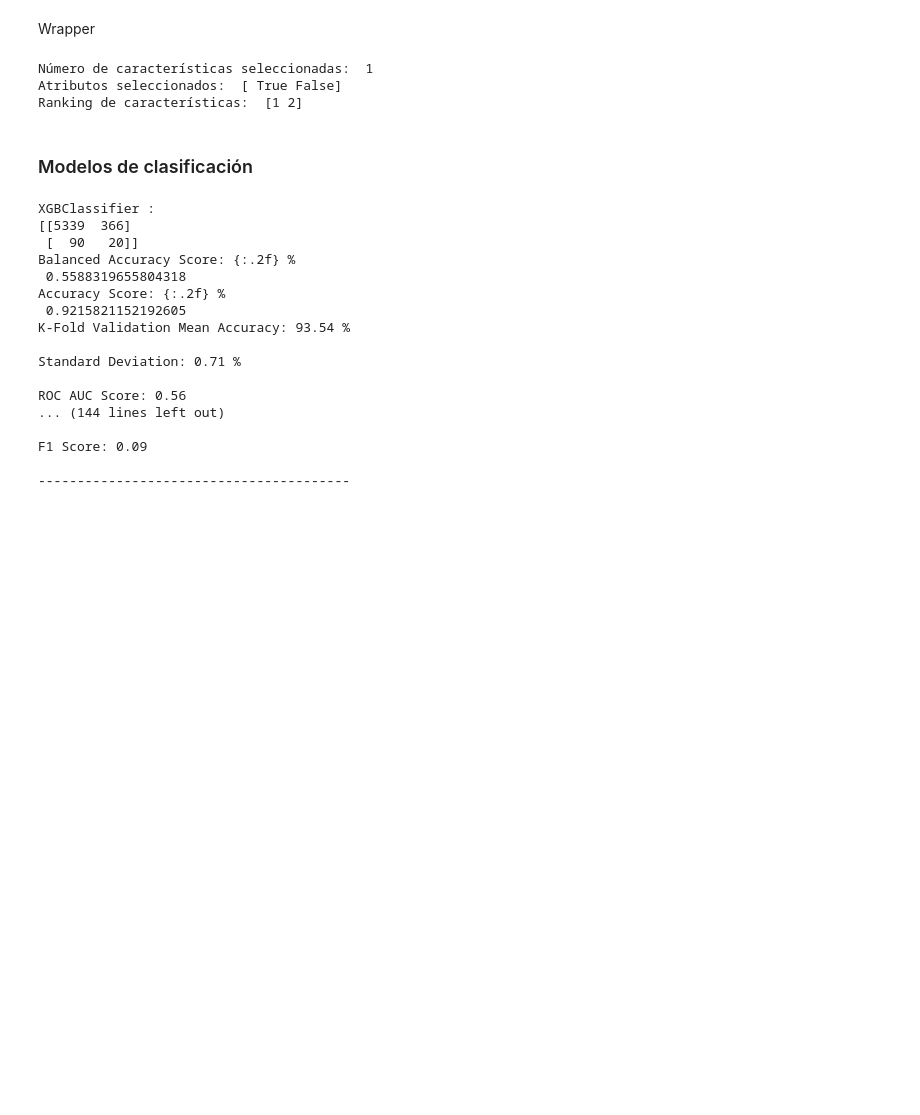
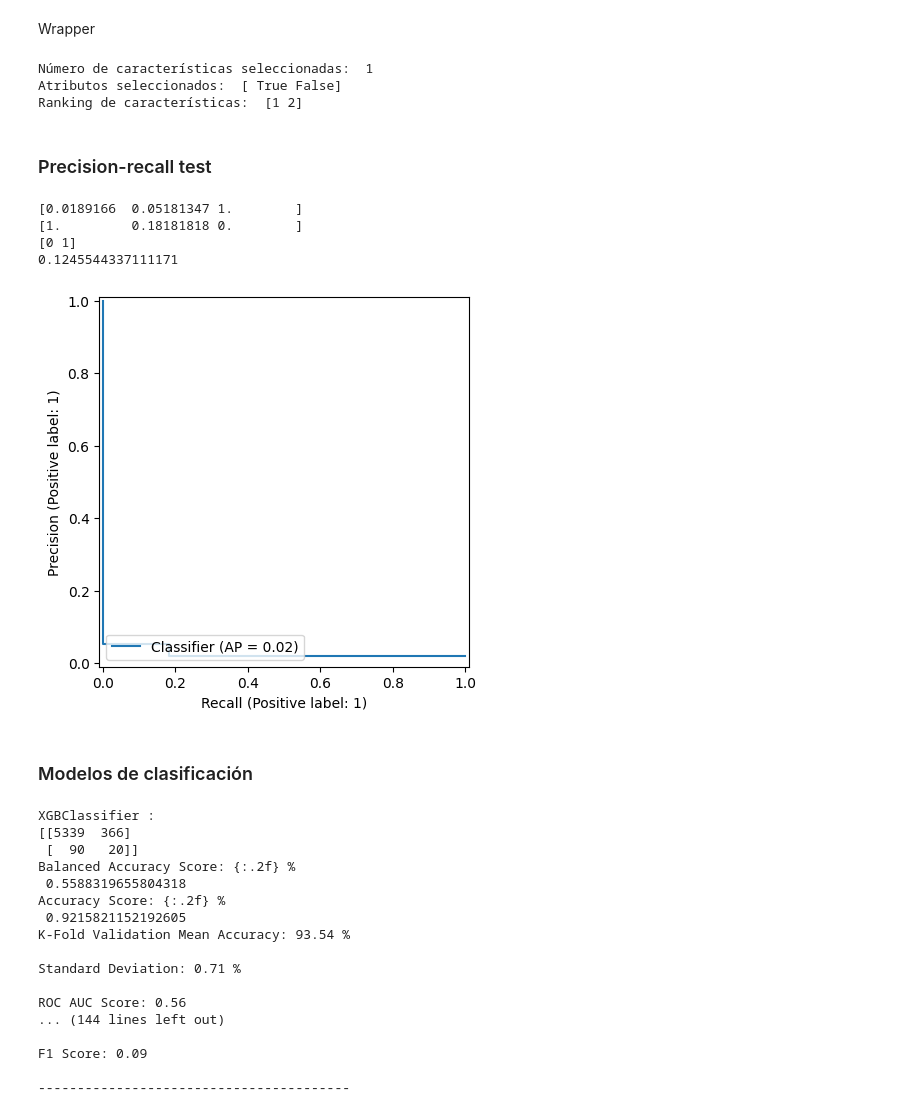
Before and after one commit to antoniocc12/Prediccion-ictus, a Jupyter notebook: notebooks/stroke.ipynb, the cells around one changed output. Cells and saved outputs as stored; diff of their text form; code cells hidden in the pictures; blank space fills up the shorter version.

Commit message:
Curva Precision-recall

```diff
--- a/notebooks/stroke.ipynb
+++ b/notebooks/stroke.ipynb
@@ -655,6 +655,26 @@ Ranking de características:  [1 2]
 # imp_features = np.sort(rfe.get_support(1))
 # %%
 # X = X[X.columns[imp_features]]
+# %% [markdown]
+### Precision-recall test
+# %%
+model = XGBClassifier()
+model.fit(X_train_res,y_train_res)
+# y_pred = model.predict_proba(X_test_enc)[:, 1]
+y_pred = model.predict(X_test_enc)
+precision, recall, thresholds = precision_recall_curve(y_test, y_pred)
+auc_precision_recall = auc(recall, precision)
+print(precision, recall, thresholds, auc_precision_recall, sep='\n')
+# %% [output]
+[0.0189166  0.05181347 1.        ]
+[1.         0.18181818 0.        ]
+[0 1]
+0.1245544337111171
+# %%
+PrecisionRecallDisplay.from_predictions(y_test, y_pred)
+plt.show()
+# %% [output]
+[figure, added]
 # %% [markdown]
 ### Modelos de clasificación
 # %%
```
Also changed, not shown: parts of 1 cell of this notebook.
